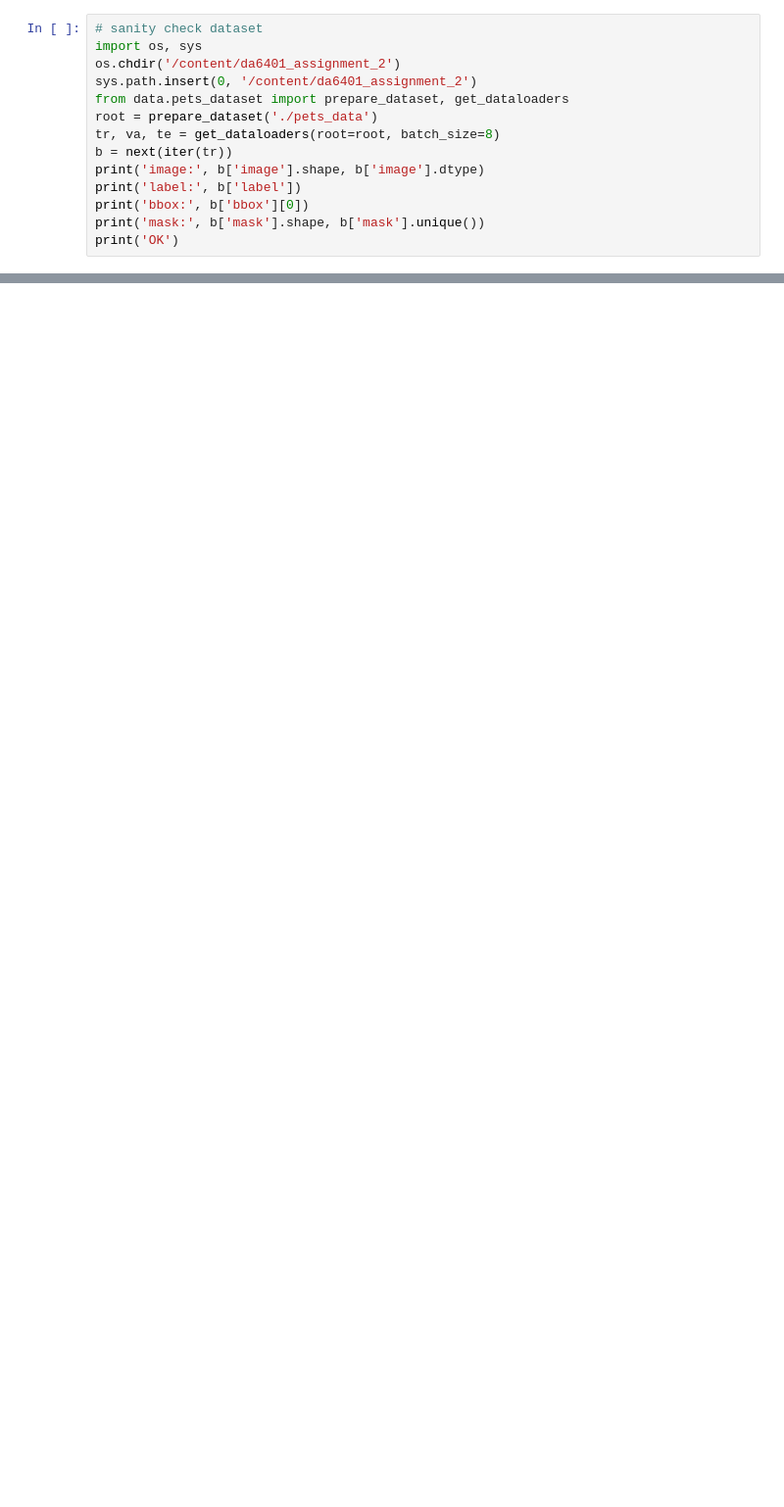
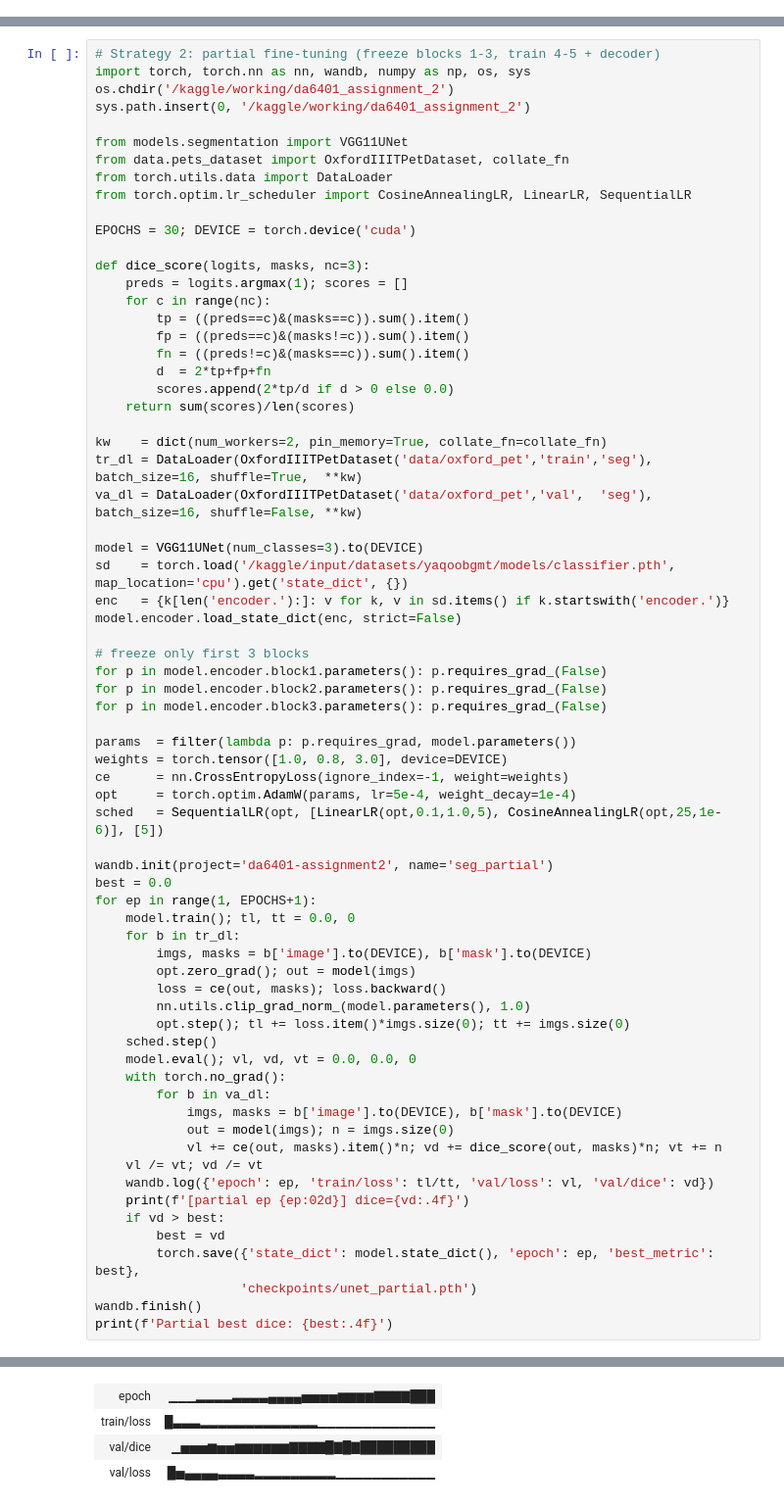
Before and after one commit to Mohmad-Yaqoob/da6401_assignment_2, a Jupyter notebook: colab_runner.ipynb, the cells around one changed output, grey strips where cells are left out. Shown at 98% size. Cells and saved outputs as stored; diff of their text form; blank space fills up the shorter version.

```diff
--- a/colab_runner.ipynb
+++ b/colab_runner.ipynb
@@ -45,14 +0,0 @@ wandb.login()
-# %%
-# sanity check dataset
-import os, sys
-os.chdir('/content/da6401_assignment_2')
-sys.path.insert(0, '/content/da6401_assignment_2')
-from data.pets_dataset import prepare_dataset, get_dataloaders
-root = prepare_dataset('./pets_data')
-tr, va, te = get_dataloaders(root=root, batch_size=8)
-b = next(iter(tr))
-print('image:', b['image'].shape, b['image'].dtype)
-print('label:', b['label'])
-print('bbox:', b['bbox'][0])
-print('mask:', b['mask'].shape, b['mask'].unique())
-print('OK')
@@ -164,0 +321,70 @@ print('val F1:', f1_score(lbls, preds, average='macro', zero_division=0))
+# %%
+# Strategy 2: partial fine-tuning (freeze blocks 1-3, train 4-5 + decoder)
+import torch, torch.nn as nn, wandb, numpy as np, os, sys
+os.chdir('/kaggle/working/da6401_assignment_2')
+sys.path.insert(0, '/kaggle/working/da6401_assignment_2')
+
+from models.segmentation import VGG11UNet
+from data.pets_dataset import OxfordIIITPetDataset, collate_fn
+from torch.utils.data import DataLoader
+from torch.optim.lr_scheduler import CosineAnnealingLR, LinearLR, SequentialLR
+
+EPOCHS = 30; DEVICE = torch.device('cuda')
+
+def dice_score(logits, masks, nc=3):
+    preds = logits.argmax(1); scores = []
+    for c in range(nc):
+        tp = ((preds==c)&(masks==c)).sum().item()
+        fp = ((preds==c)&(masks!=c)).sum().item()
+        fn = ((preds!=c)&(masks==c)).sum().item()
+        d  = 2*tp+fp+fn
+        scores.append(2*tp/d if d > 0 else 0.0)
+    return sum(scores)/len(scores)
+
+kw    = dict(num_workers=2, pin_memory=True, collate_fn=collate_fn)
+tr_dl = DataLoader(OxfordIIITPetDataset('data/oxford_pet','train','seg'), batch_size=16, shuffle=True,  **kw)
+va_dl = DataLoader(OxfordIIITPetDataset('data/oxford_pet','val',  'seg'), batch_size=16, shuffle=False, **kw)
+
+model = VGG11UNet(num_classes=3).to(DEVICE)
+sd    = torch.load('/kaggle/input/datasets/yaqoobgmt/models/classifier.pth', map_location='cpu').get('state_dict', {})
+enc   = {k[len('encoder.'):]: v for k, v in sd.items() if k.startswith('encoder.')}
+model.encoder.load_state_dict(enc, strict=False)
+
+# freeze only first 3 blocks
+for p in model.encoder.block1.parameters(): p.requires_grad_(False)
+for p in model.encoder.block2.parameters(): p.requires_grad_(False)
+for p in model.encoder.block3.parameters(): p.requires_grad_(False)
+
+params  = filter(lambda p: p.requires_grad, model.parameters())
+weights = torch.tensor([1.0, 0.8, 3.0], device=DEVICE)
+ce      = nn.CrossEntropyLoss(ignore_index=-1, weight=weights)
+opt     = torch.optim.AdamW(params, lr=5e-4, weight_decay=1e-4)
+sched   = SequentialLR(opt, [LinearLR(opt,0.1,1.0,5), CosineAnnealingLR(opt,25,1e-6)], [5])
+
+wandb.init(project='da6401-assignment2', name='seg_partial')
+best = 0.0
+for ep in range(1, EPOCHS+1):
+    model.train(); tl, tt = 0.0, 0
+    for b in tr_dl:
+        imgs, masks = b['image'].to(DEVICE), b['mask'].to(DEVICE)
+        opt.zero_grad(); out = model(imgs)
+        loss = ce(out, masks); loss.backward()
+        nn.utils.clip_grad_norm_(model.parameters(), 1.0)
+        opt.step(); tl += loss.item()*imgs.size(0); tt += imgs.size(0)
+    sched.step()
+    model.eval(); vl, vd, vt = 0.0, 0.0, 0
+    with torch.no_grad():
+        for b in va_dl:
+            imgs, masks = b['image'].to(DEVICE), b['mask'].to(DEVICE)
+            out = model(imgs); n = imgs.size(0)
+            vl += ce(out, masks).item()*n; vd += dice_score(out, masks)*n; vt += n
+    vl /= vt; vd /= vt
+    wandb.log({'epoch': ep, 'train/loss': tl/tt, 'val/loss': vl, 'val/dice': vd})
+    print(f'[partial ep {ep:02d}] dice={vd:.4f}')
+    if vd > best:
+        best = vd
+        torch.save({'state_dict': model.state_dict(), 'epoch': ep, 'best_metric': best},
+                   'checkpoints/unet_partial.pth')
+wandb.finish()
+print(f'Partial best dice: {best:.4f}')
+# %% [output]
@@ -164,0 +418,4 @@ print('val F1:', f1_score(lbls, preds, average='macro', zero_division=0))
+| epoch | ▁▁▁▂▂▂▂▃▃▃▃▄▄▄▄▅▅▅▅▆▆▆▆▇▇▇▇███ |
+| train/loss | █▃▃▃▂▂▂▂▂▂▂▂▂▂▂▂▂▁▁▁▁▁▁▁▁▁▁▁▁▁ |
+| val/dice | ▁▅▅▅▆▅▅▆▆▆▆▆▆▇▇▇▇█▇█▇█████████ |
+| val/loss | █▅▄▄▄▄▃▃▃▃▂▂▂▂▂▂▂▂▂▁▁▁▁▁▁▁▁▁▁▁ |
```
Also changed, not shown: parts of 62 cells of this notebook, 11 other files.
